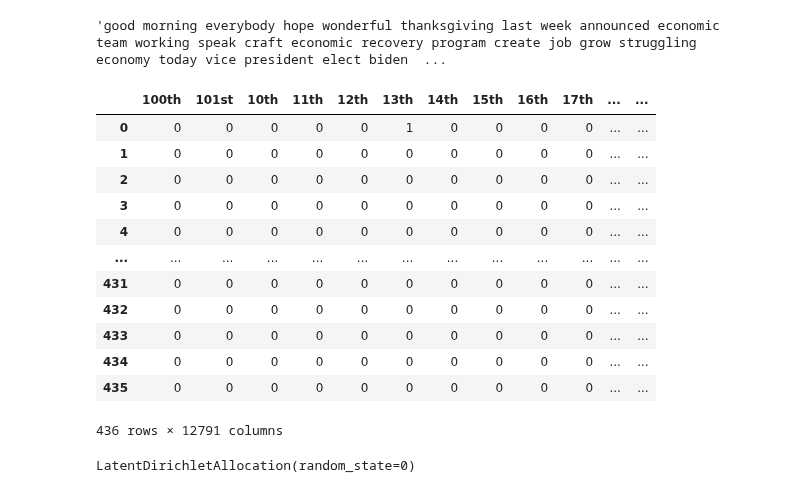
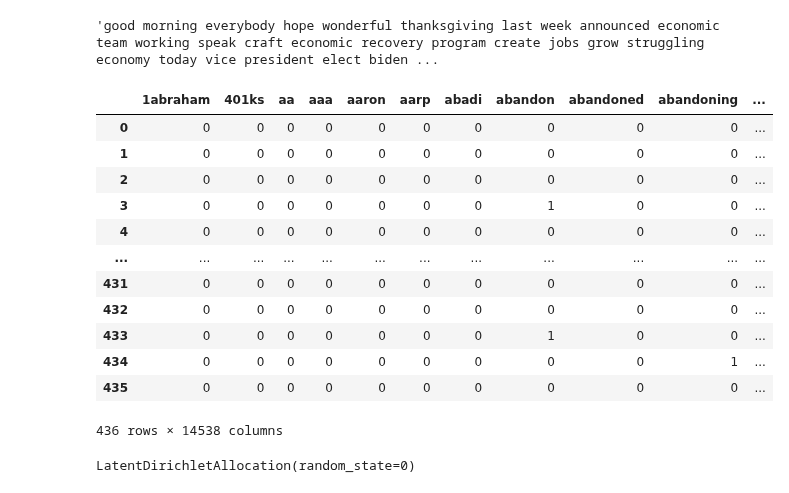
Before and after one commit to jfsalcedo10/mda-kuwait, a Jupyter notebook: notebooks/Topic Classification.ipynb, the cells around one changed output. Saved outputs shown, nothing was run; the diff lists cells and outputs as text; code cells hidden in the pictures.

```diff
--- a/notebooks/Topic Classification.ipynb
+++ b/notebooks/Topic Classification.ipynb
@@ -93,34 +93,41 @@ def lemma_text(text,f):
 
 df['lemma']=df['tokenized_words'].apply(lambda row: lemma_text(row,'v'))
 df['lemma']=df['tokenized_words'].apply(lambda row: lemma_text(row,'n'))
-def newtext(text):
+df['lemma']=df['tokenized_words'].apply(lambda row: lemma_text(row,'a'))
+def nonumbers(text):
     return " ".join([element for sent in text for element in sent if not element.isdigit()])
-df['new_text']=df['lemma'].apply(lambda row: newtext(row))
-df.iloc[2]['new_text']
+df['new_text']=df['lemma'].apply(lambda row: nonumbers(row))
+
+def remove_expressions(text):
+    """custom function to remove the frequent words"""
+    return " ".join([(re.sub("\d\d+th|\d\d+st|\d\d\d\d+s|\d+nd|\d+rd|\d+st|\d+th|\d\d+s|\d+d", "", word) ) for word in str(text).split() ])
+
+df['wo_exp'] = df['new_text'].apply(lambda text: remove_expressions(text))
+df.iloc[2]['wo_exp']
 # %% [output]
-'good morning everybody hope wonderful thanksgiving last week announced economic team working speak craft economic recovery program create job grow struggling economy today vice president elect biden  ...
+'good morning everybody hope wonderful thanksgiving last week announced economic team working speak craft economic recovery program create jobs grow struggling economy today vice president elect biden ...
 # %%
 lda = LatentDirichletAllocation(n_components=10,random_state=0)
 tf_vectorizer = CountVectorizer(max_df=0.95, min_df=2,stop_words='english')
-tf_matrix = tf_vectorizer.fit_transform(df['new_text'])
+tf_matrix = tf_vectorizer.fit_transform(df['wo_exp'])
 tf_df = pd.DataFrame(tf_matrix.toarray())
 tf_feature_names = tf_vectorizer.get_feature_names()
 tf_df.columns = tf_feature_names
 tf_df
 # %% [output]
-|  | 100th | 101st | 10th | 11th | 12th | 13th | 14th | 15th | 16th | 17th | ... | ... |
-| 0 | 0 | 0 | 0 | 0 | 0 | 1 | 0 | 0 | 0 | 0 | ... | ... |
-| 1 | 0 | 0 | 0 | 0 | 0 | 0 | 0 | 0 | 0 | 0 | ... | ... |
-| 2 | 0 | 0 | 0 | 0 | 0 | 0 | 0 | 0 | 0 | 0 | ... | ... |
-| 3 | 0 | 0 | 0 | 0 | 0 | 0 | 0 | 0 | 0 | 0 | ... | ... |
-| 4 | 0 | 0 | 0 | 0 | 0 | 0 | 0 | 0 | 0 | 0 | ... | ... |
-| ... | ... | ... | ... | ... | ... | ... | ... | ... | ... | ... | ... | ... |
-| 431 | 0 | 0 | 0 | 0 | 0 | 0 | 0 | 0 | 0 | 0 | ... | ... |
-| 432 | 0 | 0 | 0 | 0 | 0 | 0 | 0 | 0 | 0 | 0 | ... | ... |
-| 433 | 0 | 0 | 0 | 0 | 0 | 0 | 0 | 0 | 0 | 0 | ... | ... |
-| 434 | 0 | 0 | 0 | 0 | 0 | 0 | 0 | 0 | 0 | 0 | ... | ... |
-| 435 | 0 | 0 | 0 | 0 | 0 | 0 | 0 | 0 | 0 | 0 | ... | ... |
+|  | 1abraham | 401ks | aa | aaa | aaron | aarp | abadi | abandon | abandoned | abandoning | ... |
+| 0 | 0 | 0 | 0 | 0 | 0 | 0 | 0 | 0 | 0 | 0 | ... |
+| 1 | 0 | 0 | 0 | 0 | 0 | 0 | 0 | 0 | 0 | 0 | ... |
+| 2 | 0 | 0 | 0 | 0 | 0 | 0 | 0 | 0 | 0 | 0 | ... |
+| 3 | 0 | 0 | 0 | 0 | 0 | 0 | 0 | 1 | 0 | 0 | ... |
+| 4 | 0 | 0 | 0 | 0 | 0 | 0 | 0 | 0 | 0 | 0 | ... |
+| ... | ... | ... | ... | ... | ... | ... | ... | ... | ... | ... | ... |
+| 431 | 0 | 0 | 0 | 0 | 0 | 0 | 0 | 0 | 0 | 0 | ... |
+| 432 | 0 | 0 | 0 | 0 | 0 | 0 | 0 | 0 | 0 | 0 | ... |
+| 433 | 0 | 0 | 0 | 0 | 0 | 0 | 0 | 1 | 0 | 0 | ... |
+| 434 | 0 | 0 | 0 | 0 | 0 | 0 | 0 | 0 | 0 | 1 | ... |
+| 435 | 0 | 0 | 0 | 0 | 0 | 0 | 0 | 0 | 0 | 0 | ... |
-436 rows × 12791 columns
+436 rows × 14538 columns
 # %%
 lda.fit(tf_matrix)
 # %% [output]
```
Also changed, not shown: parts of 10 cells of this notebook.
